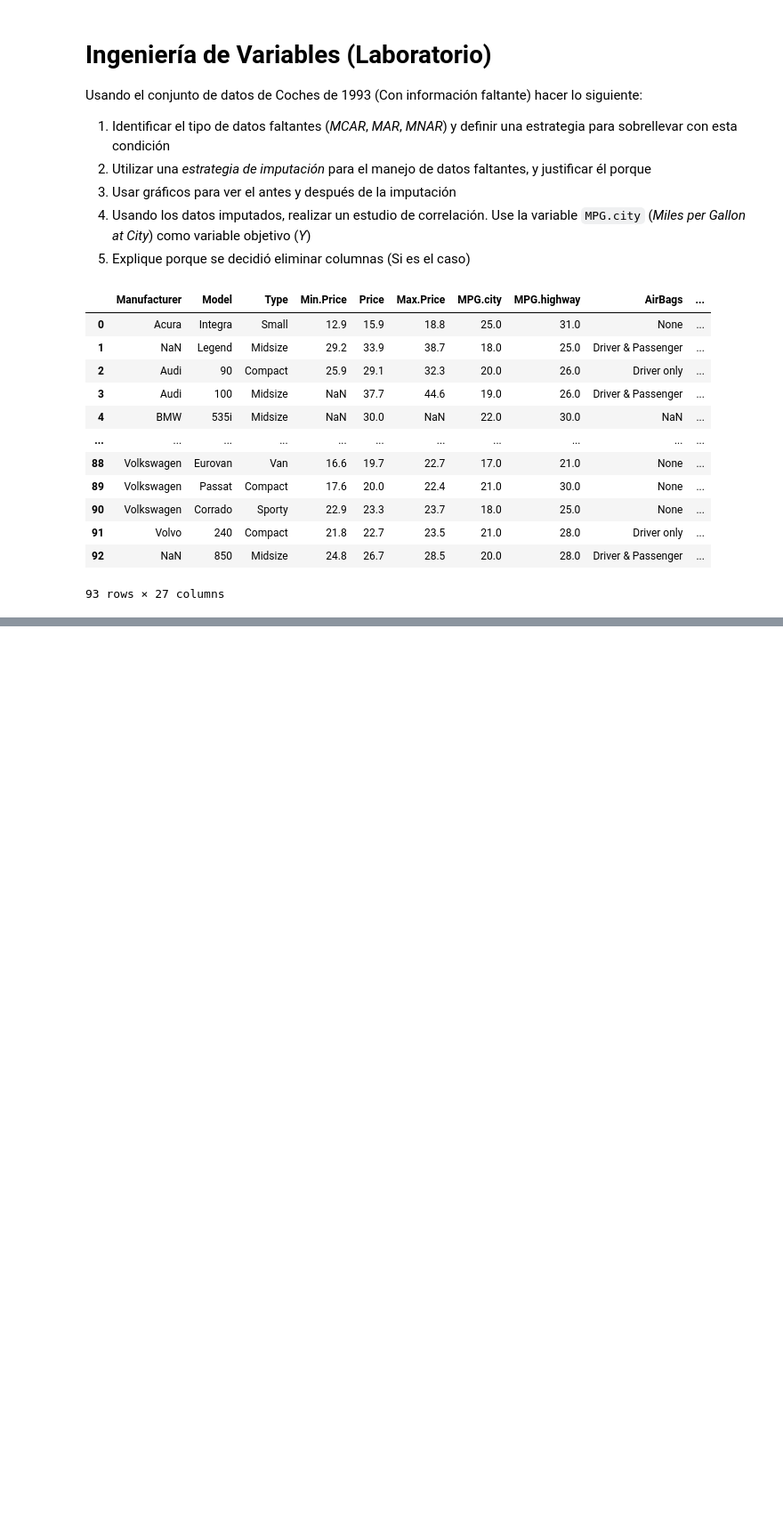
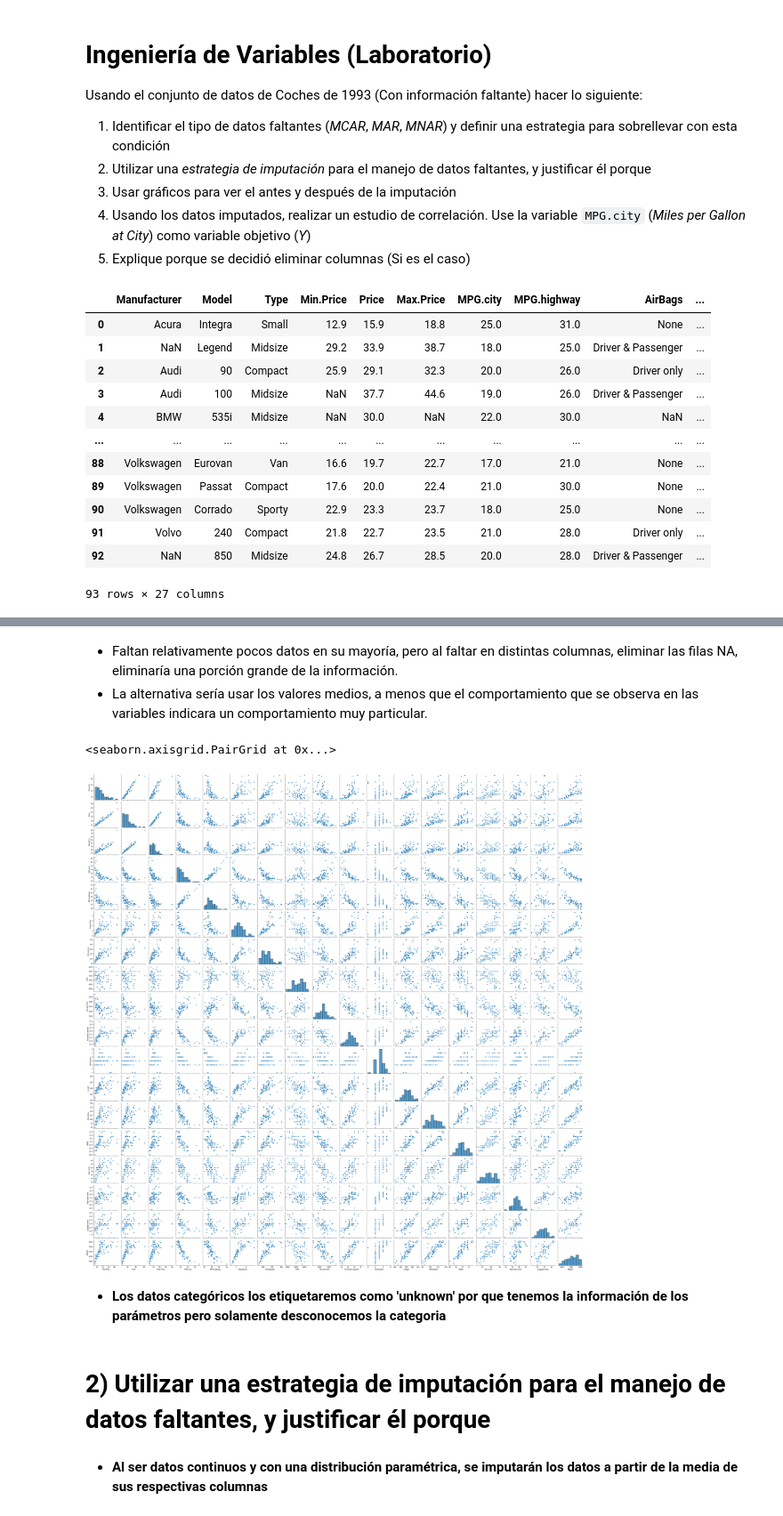
Before and after one commit to i0nathan/unaqds, a Jupyter notebook: modules/3/08 - Ingenieria de Variables (Laboratorio).ipynb, the cells around one changed output, grey strips where cells are left out. Shown at 89% size. Saved outputs shown, nothing was run; the diff lists cells and outputs as text; code cells hidden in the pictures; blank space fills up the shorter version.

```diff
--- a/modules/3/08 - Ingenieria de Variables (Laboratorio).ipynb
+++ b/modules/3/08 - Ingenieria de Variables (Laboratorio).ipynb
@@ -65,2 +112,17 @@ df.isnull().sum().to_frame()
+# %% [markdown]
+* Faltan relativamente pocos datos en su mayoría, pero al faltar en distintas columnas, eliminar las filas NA, eliminaría una porción grande de la información.
+* La alternativa sería usar los valores medios, a menos que el comportamiento que se observa en las variables indicara un comportamiento muy particular.
+# %%
+sns.pairplot(df)
+# pd.plotting.scatter_matrix(df, alpha=0.2)
+# %% [output]
+<seaborn.axisgrid.PairGrid at 0x...>
+[figure, added]
+# %% [markdown]
+* __Los datos categóricos los etiquetaremos como 'unknown' por que tenemos la información de los parámetros pero solamente desconocemos la categoria__
+# %% [markdown]
+# 2) Utilizar una estrategia de imputación para el manejo de datos faltantes, y justificar él porque
+# %% [markdown]
+* __Al ser datos continuos y con una distribución paramétrica, se imputarán los datos a partir de la media de sus respectivas columnas__
 # %%
 # 2) Utilizar una estrategia de imputación para el manejo de datos faltantes, y justificar él porque
```
Also changed, not shown: parts of 15 cells of this notebook, 1 other file.
